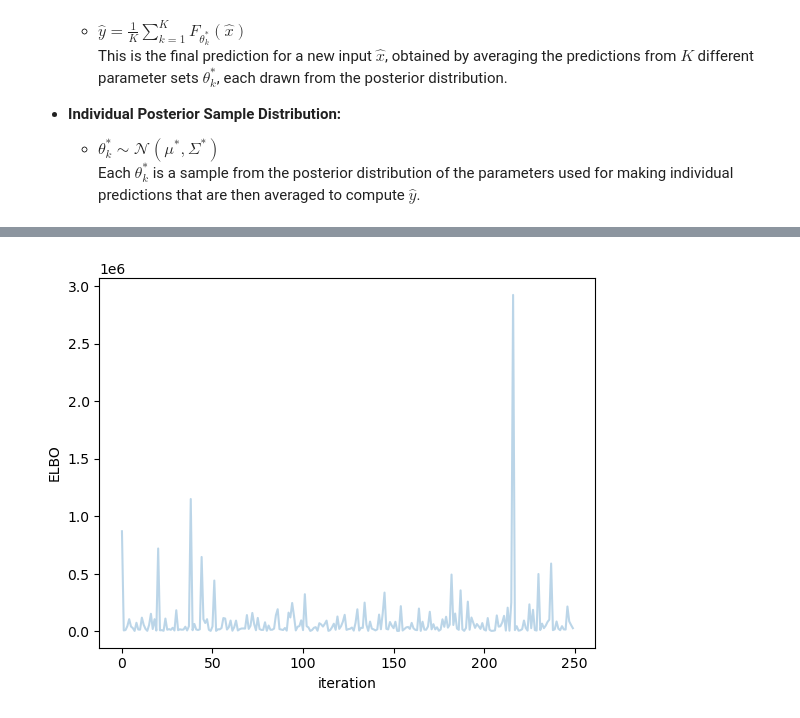
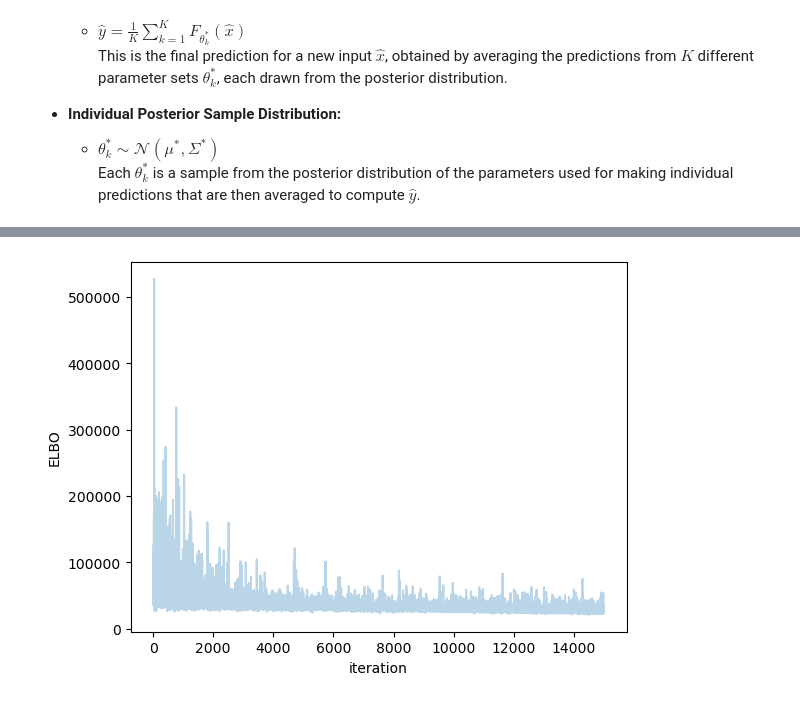
Before and after one commit to hinayatali9/STA365_Proj, a Jupyter notebook: bayesian_nn.ipynb, the cells around one changed output, grey strips where cells are left out. Saved outputs shown, nothing was run; the diff lists cells and outputs as text; code cells hidden in the pictures.

```diff
--- a/bayesian_nn.ipynb
+++ b/bayesian_nn.ipynb
@@ -7,9 +7,9 @@ from sklearn.model_selection import train_test_split
 from sklearn.preprocessing import StandardScaler
 import arviz as az
 # %%
-df = pd.read_csv('per_game_data.csv').drop('Unnamed: 0', axis=1).head(1500)
+df = pd.read_csv('per_game_data.csv').drop('Unnamed: 0', axis=1)
 
-X = df[['GS', 'MP', 'FG', 'FGA','2P', '2PA']]
+X = df[['GS', 'MP', 'FGA', '2PA', '3PA', 'FTA', 'DRB', 'TOV']]
 y = df['PTS']
 
 # Split the data into training and testing sets
@@ -103,8 +114,12 @@ bnn = construct_nn(X_train_scaled, y_train)
 # %%
+minibatch_x = pm.Minibatch(X_train_scaled, batch_size=1024)
+minibatch_y = pm.Minibatch(y_train, batch_size=1024)
+bnn = construct_nn(minibatch_x, minibatch_y)
+
 with bnn:
-    approx = pm.fit(n=10000, method='advi')
+    approx = pm.fit(n=15000, method= 'advi')
 
 plt.plot(approx.hist, alpha=0.3)
-plt.ylabel("ELBO")
+plt.ylabel("ELBO");
 plt.xlabel("iteration");
 # %% [output]
@@ -113,4 +128,4 @@ Finished [100%]: Average Loss = 88,163
-[figure, old version]
+[figure, new version]
 # %%
 trace = approx.sample(draws=3000)
 # %%
```
Also changed, not shown: parts of 18 cells of this notebook, 2 other files.
